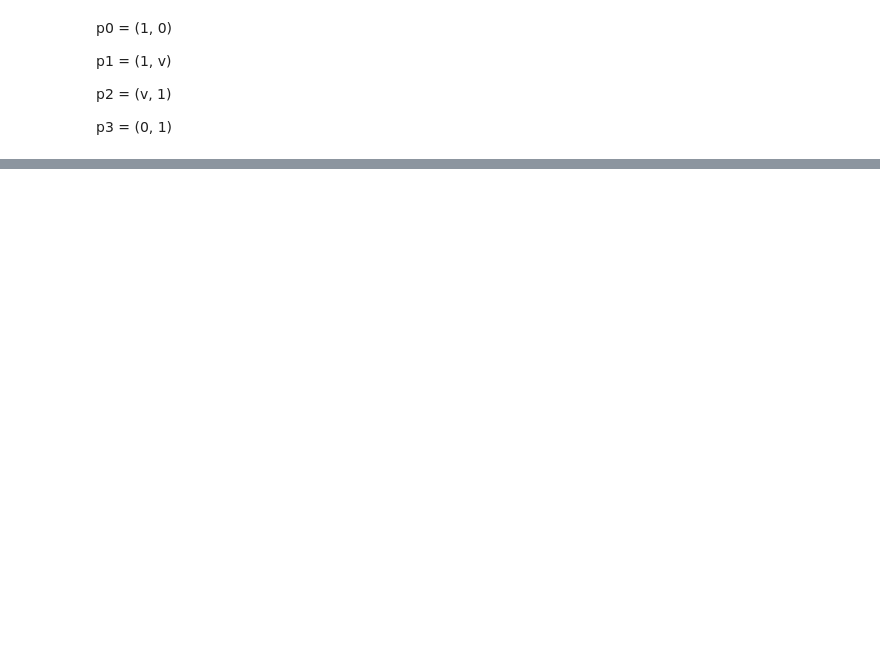
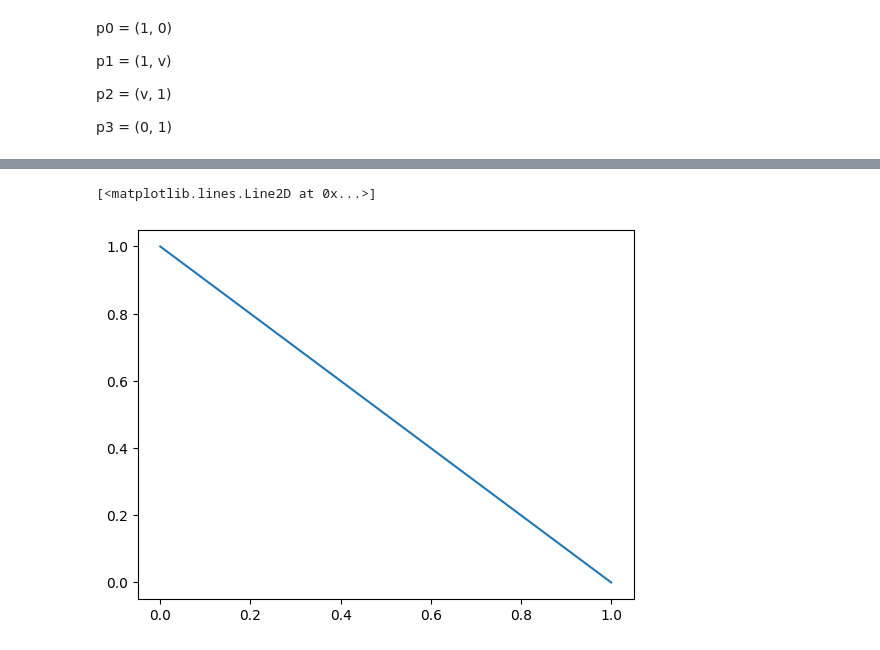
Before and after one commit to margheritatonon/codinglab, a Jupyter notebook: beziercurves.ipynb, the cells around one changed output, grey strips where cells are left out. Saved outputs shown, nothing was run; the diff lists cells and outputs as text; code cells hidden in the pictures; blank space fills up the shorter version.

```diff
--- a/beziercurves.ipynb
+++ b/beziercurves.ipynb
@@ -34,0 +77,9 @@ def area_of_curve(curve, ls_pts):
+# %%
+#setting v = 0
+v = 0
+ls_pts = [(1,0), (1, v), (v, 1), (0, 1)]
+x, y = bezier(ls_pts, 100)
+plt.plot(x, y)
+# %% [output]
+[<matplotlib.lines.Line2D at 0x...>]
+[figure, added]
```
Also changed, not shown: parts of 24 cells of this notebook.
